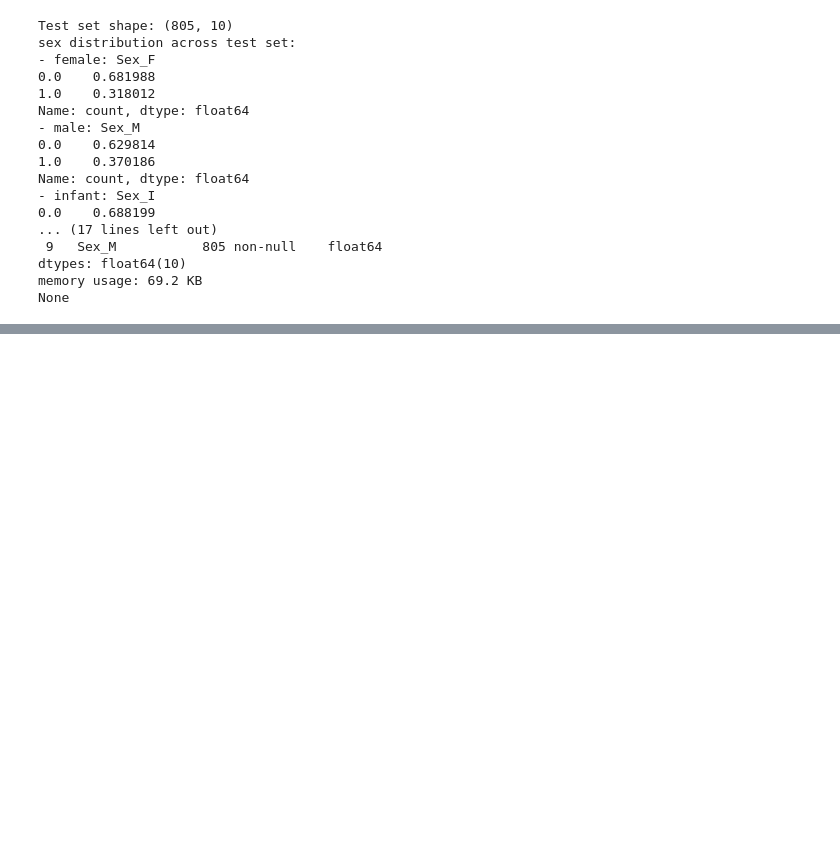
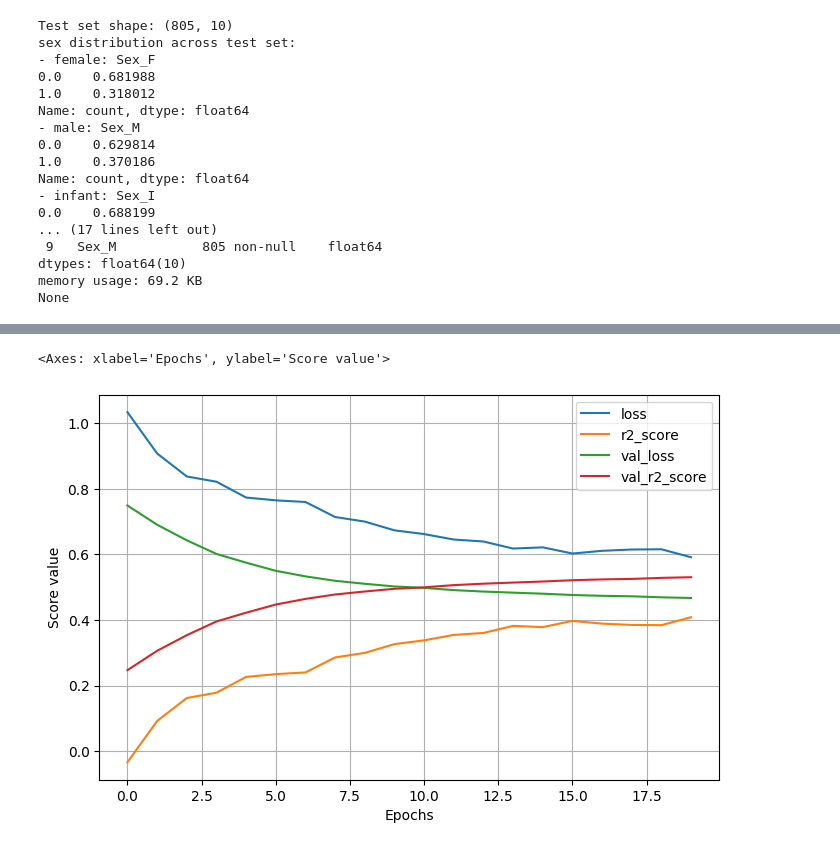
Before and after one commit to jancewicz/PJATK---Artificial-Intelligence-Postgraduate-Studies-, a Jupyter notebook: keras/abalone_regression/abalone.ipynb, the cells around one changed output, grey strips where cells are left out. Cells and saved outputs as stored; diff of their text form; code cells hidden in the pictures; blank space fills up the shorter version.

Commit message:
training feed forward ann for abalone dataset, evaluating model + using keras tuner for model hyperparameters tuning

```diff
--- a/keras/abalone_regression/abalone.ipynb
+++ b/keras/abalone_regression/abalone.ipynb
@@ -305,11 +307,11 @@ logdir = os.path.join(root_logdir, "run_{}".format(time.time()))
 history = model.fit(
     X_train,
     y_train,
-    epochs=300,
+    epochs=20,
     validation_data=(X_test, y_test),
     callbacks=[
         keras.callbacks.TensorBoard(log_dir=logdir),
-        keras.callbacks.EarlyStopping(monitor="val_r2_score", patience=10, mode="max", restore_best_weights=True),
+        keras.callbacks.EarlyStopping(monitor="val_r2_score", patience=5, mode="max", restore_best_weights=True),
         keras.callbacks.ModelCheckpoint("abalone_ann.keras", save_best_only=True)
     ]
 )
@@ -336,0 +340,12 @@ Epoch 160/300
+# %%
+# 5)
+pd.DataFrame(history.history).plot(figsize=(8, 5), grid=True, xlabel="Epochs", ylabel="Score value")
+
+# Note:
+# learning_rate=1e-4 / epochs 20
+# Models seems to underfits the data. The validation R2 score is around 0.48 so it means the model can explain around 48% of the variance of the dataset - model is not learning well the training data.
+# The loss being lower in validation set is expected due to dropout in model architecture.
+# Applying more epochs to training seems very unstable, early stopping occurs rather fast(around 30-40th epoch usually).
+# %% [output]
+<Axes: xlabel='Epochs', ylabel='Score value'>
+[figure, added]
```
Also changed, not shown: parts of 5 cells of this notebook, 1 other file.
